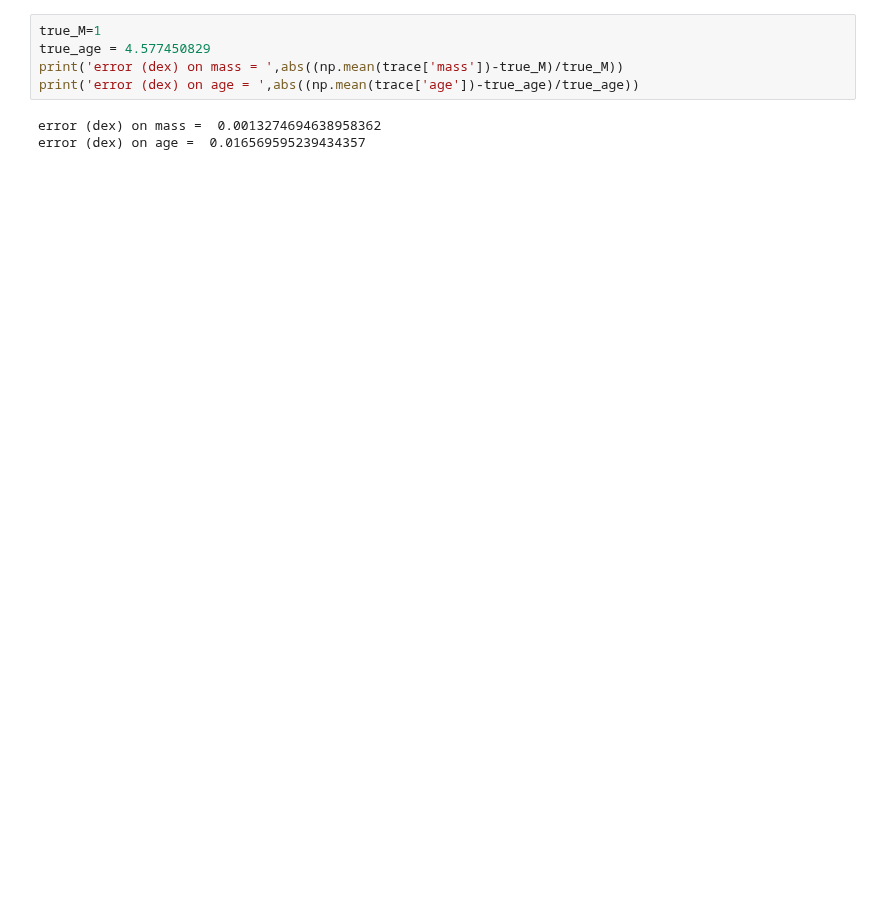
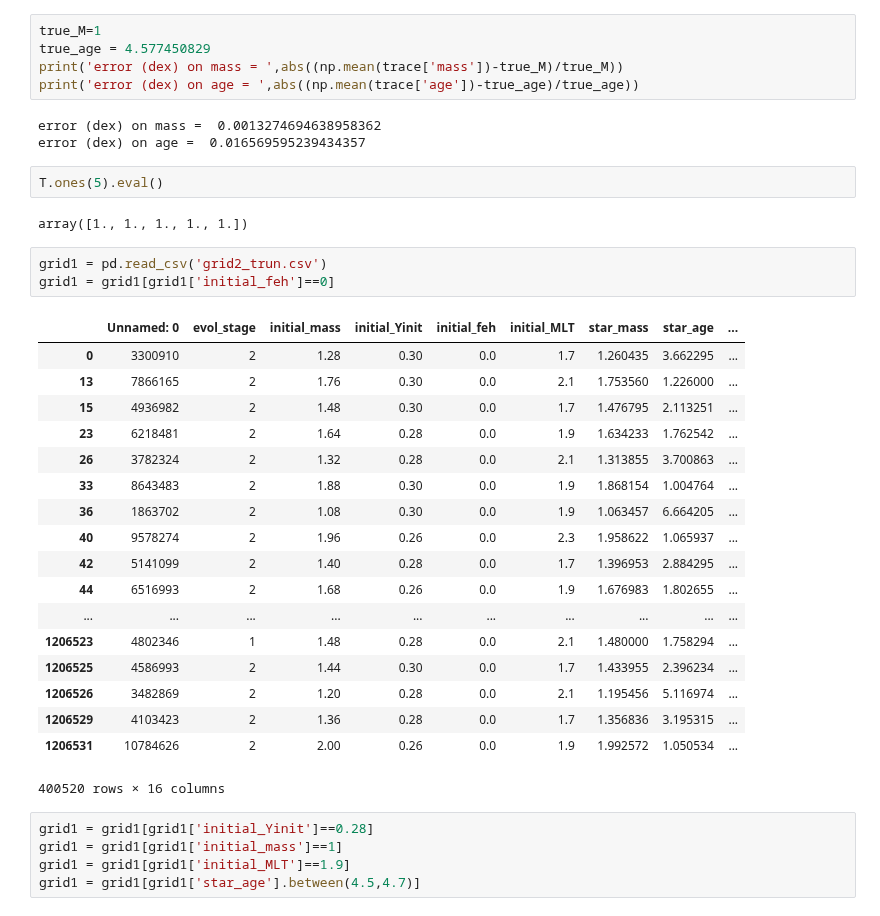
Before and after one commit to Harry-Westwood/Y4-Project-InterNeuralStellar, a Jupyter notebook: Hin's_files/model_sun_test.ipynb, the cells around one changed output. Cells and saved outputs as stored; diff of their text form; blank space fills up the shorter version.

```diff
--- a/Hin's_files/model_sun_test.ipynb
+++ b/Hin's_files/model_sun_test.ipynb
@@ -127,3 +131,34 @@ print('error (dex) on age = ',abs((np.mean(trace['age'])-true_age)/true_age))
 # %% [output]
 error (dex) on mass =  0.0013274694638958362
 error (dex) on age =  0.016569595239434357
+# %%
+T.ones(5).eval()
+# %% [output]
+array([1., 1., 1., 1., 1.])
+# %%
+grid1 = pd.read_csv('grid2_trun.csv')
+grid1 = grid1[grid1['initial_feh']==0]
+# %% [output]
+|  | Unnamed: 0 | evol_stage | initial_mass | initial_Yinit | initial_feh | initial_MLT | star_mass | star_age | ... |
+| 0 | 3300910 | 2 | 1.28 | 0.30 | 0.0 | 1.7 | 1.260435 | 3.662295 | ... |
+| 13 | 7866165 | 2 | 1.76 | 0.30 | 0.0 | 2.1 | 1.753560 | 1.226000 | ... |
+| 15 | 4936982 | 2 | 1.48 | 0.30 | 0.0 | 1.7 | 1.476795 | 2.113251 | ... |
+| 23 | 6218481 | 2 | 1.64 | 0.28 | 0.0 | 1.9 | 1.634233 | 1.762542 | ... |
+| 26 | 3782324 | 2 | 1.32 | 0.28 | 0.0 | 2.1 | 1.313855 | 3.700863 | ... |
+| 33 | 8643483 | 2 | 1.88 | 0.30 | 0.0 | 1.9 | 1.868154 | 1.004764 | ... |
+| 36 | 1863702 | 2 | 1.08 | 0.30 | 0.0 | 1.9 | 1.063457 | 6.664205 | ... |
+| 40 | 9578274 | 2 | 1.96 | 0.26 | 0.0 | 2.3 | 1.958622 | 1.065937 | ... |
+| 42 | 5141099 | 2 | 1.40 | 0.28 | 0.0 | 1.7 | 1.396953 | 2.884295 | ... |
+| 44 | 6516993 | 2 | 1.68 | 0.26 | 0.0 | 1.9 | 1.676983 | 1.802655 | ... |
+| ... | ... | ... | ... | ... | ... | ... | ... | ... | ... |
+| 1206523 | 4802346 | 1 | 1.48 | 0.28 | 0.0 | 2.1 | 1.480000 | 1.758294 | ... |
+| 1206525 | 4586993 | 2 | 1.44 | 0.30 | 0.0 | 1.7 | 1.433955 | 2.396234 | ... |
+| 1206526 | 3482869 | 2 | 1.20 | 0.28 | 0.0 | 2.1 | 1.195456 | 5.116974 | ... |
+| 1206529 | 4103423 | 2 | 1.36 | 0.28 | 0.0 | 1.7 | 1.356836 | 3.195315 | ... |
+| 1206531 | 10784626 | 2 | 2.00 | 0.26 | 0.0 | 1.9 | 1.992572 | 1.050534 | ... |
+400520 rows × 16 columns
+# %%
+grid1 = grid1[grid1['initial_Yinit']==0.28]
+grid1 = grid1[grid1['initial_mass']==1]
+grid1 = grid1[grid1['initial_MLT']==1.9]
+grid1 = grid1[grid1['star_age'].between(4.5,4.7)]
```
Also changed, not shown: parts of 11 cells of this notebook.
